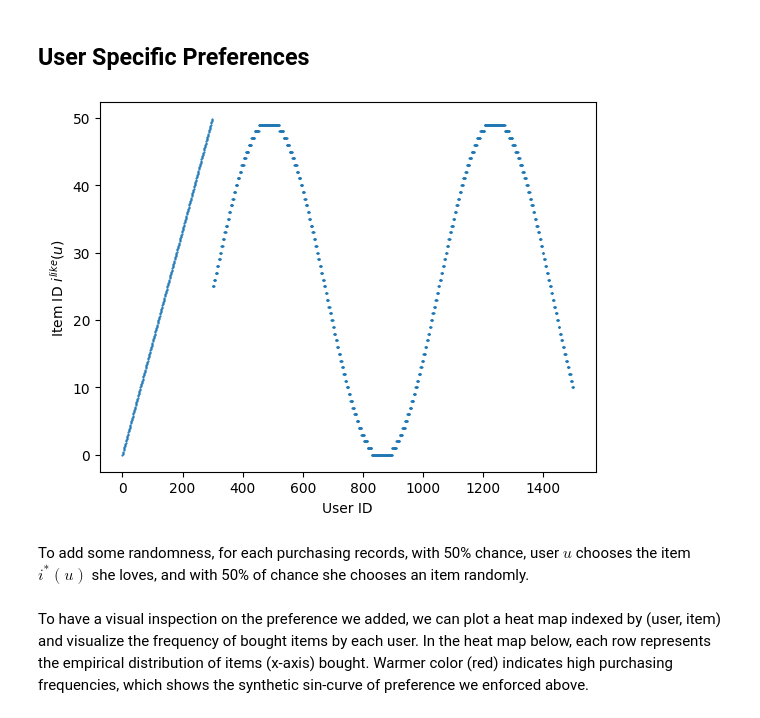
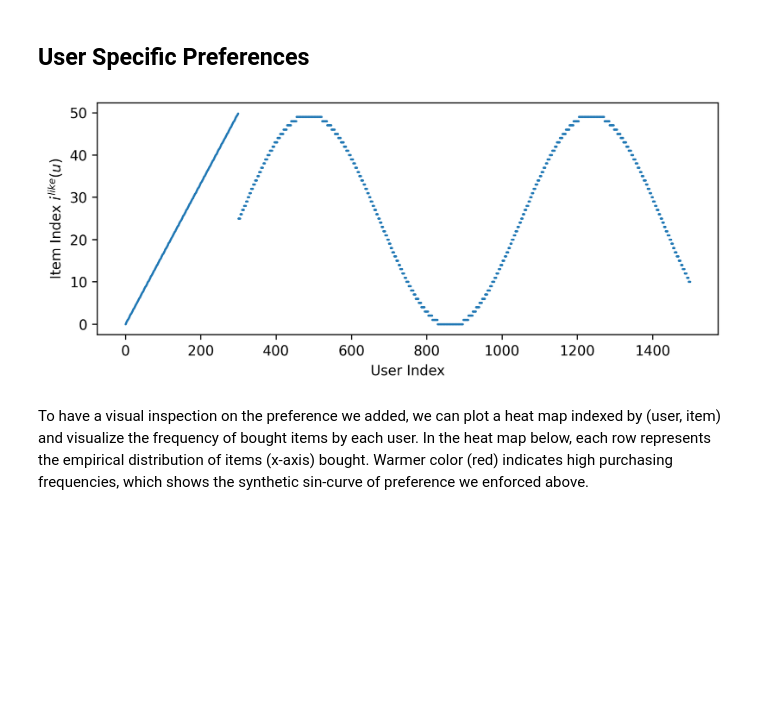
Before and after one commit to gsbDBI/bemb, a Jupyter notebook: tutorials/simulation/simulation_study_paper_demo.ipynb, the cells around one changed output. Saved outputs shown, nothing was run; the diff lists cells and outputs as text; code cells hidden in the pictures; blank space fills up the shorter version.

Commit message:
update simulation files

```diff
--- a/tutorials/simulation/simulation_study_paper_demo.ipynb
+++ b/tutorials/simulation/simulation_study_paper_demo.ipynb
@@ -282,3 +271 @@ torch.Size([50, 2])
-# %%
-item_bin_cate = item_bin_cate.squeeze()
 # %%
@@ -319,24 +319,11 @@ tensor([15, 11,  0,  ...,  0,  0, 23])
 # %%
-dataset = ChoiceDataset(user_index=user_index,
+dataset_2 = ChoiceDataset(user_index=user_index,
                         item_index=item_index,
                         session_index=session_index,
                         item_availability=None,  # everything is available.
                         # observables.
                         user_income=user_income.view(num_users, 1),
-                        user_age=user_age.view(num_users, 1),
-                        user_gender=user_gender.view(num_users, 1),
                         item_price=item_price.view(num_items, 1),
-                        item_bin_cate=item_bin_cate,
+                        item_bin_cate=item_bin_cate.view(num_items, 1),
                         item_obs=item_obs
                         ).to(DEVICE)
-
-
-# split dataset into train, val, test.
-idx = np.random.permutation(len(dataset))
-train_size = int(0.8 * len(dataset))
-val_size = int(0.1 * len(dataset))
-train_idx = idx[:train_size]
-val_idx = idx[train_size: train_size + val_size]
-test_idx = idx[train_size + val_size:]
-
-dataset_list = [dataset[train_idx], dataset[val_idx], dataset[test_idx]]
@@ -347,4 +330,5 @@ ChoiceDataset(label=[], item_index=[10000], user_index=[10000], session_index=[1
 # %%
+# run two versions of the model with and without obs2prior.
 for enable_obs2prior in [True, False]:
     # def fit_model(obs2prior: bool):
     LATENT_DIM = 10  # the dimension of alpha and theta.
@@ -358,13 +342,12 @@ for enable_obs2prior in [True, False]:
         num_items=num_items,
         trace_log_q=True,
         # num_user_obs=dataset.user_obs.shape[1],
-        num_item_obs=dataset.item_obs.shape[1],
+        num_item_obs=dataset_2.item_obs.shape[1],
         # whether to turn on obs2prior for each parameter.
         obs2prior_dict={'beta_item': enable_obs2prior},
         # the dimension of latents, since the utility is an inner product of theta and alpha, they should have
         # the same dimension.
         coef_dim_dict={'beta_item': 1},
-        prior_variance={'beta_item': 1},
     )
 
     # use GPU if available.
@@ -373,8 +356,10 @@ for enable_obs2prior in [True, False]:
     # use the provided run helper to train the model.
     # we set batch size to be 5% of the data size, and train the model for 10 epochs.
     # there would be 20*10=200 gradient update steps in total.
-    bemb = bemb.fit_model(dataset_list, batch_size=128, num_epochs=40, num_workers=0, device=DEVICE, enable_progress_bar=False)
+    bemb = bemb.fit_model(split_dataset_into_train_val_test(dataset_2),
+                          batch_size=128, num_epochs=40, num_workers=0, device=DEVICE, enable_progress_bar=False)
 
+    # plot the coefficients.
     real = beta_item.squeeze().numpy()
     pred = bemb.state_dict()["coef_dict.beta_item.variational_mean_flexible"].squeeze().numpy()
     err = 1.96 * bemb.state_dict()["coef_dict.beta_item.variational_logstd"].squeeze().exp()
@@ -384,8 +369,6 @@ for enable_obs2prior in [True, False]:
     ax.scatter(np.arange(num_items), real, label="beta", marker="o")
     ax.scatter(np.arange(num_items), pred, label="beta-hat", marker="x")
     ax.errorbar(np.arange(num_items), y=pred, yerr=err, label="beta-hat", marker="x", linestyle='none', color="orange")
-
-
     ax.set_xlabel("Item Index")
     ax.set_ylabel("Real and Estimated Coefficients")
     ax.legend()
@@ -394,7 +377,7 @@ for enable_obs2prior in [True, False]:
         ax.set_title("Item-Specific Coefficients with Obs2Prior")
     else:
         ax.set_title("Item-Specific Coefficients without Obs2Prior")
-    fig.savefig(f"simulation_files/simulation_2_beta_hat_obs2prior={enable_obs2prior}.png")
+    fig.savefig(os.path.join(OUTPUT_DIR, f"simulation_2_beta_hat_obs2prior={enable_obs2prior}.png"), dpi=DPI, bbox_inches="tight")
     fig.show()
 # %% [output]
 GPU available: True (cuda), used: True
@@ -490,27 +473,25 @@ real.shape=(50,), pred.shape=(50,)
 # %% [markdown]
 ## User Specific Preferences
 # %%
-# Us = np.arange(int(0.8*num_users))
 Is = np.sin(np.arange(int(0.8*num_users)) / num_users * 4 * np.pi)
 Is = (Is + 1) / 2 * num_items
 Is = Is.astype(int)
 
 Us = np.arange(num_users)
 Is = np.concatenate([
     np.arange(int(0.2*num_users)) * num_items / (0.2*num_users),
     Is
 ])
 
 PREFERENCE = dict((u, i) for (u, i) in zip(Us, Is))
 
-plt.close()
-plt.scatter(Us, Is, s=0.3)
-plt.xlabel('User ID')
-plt.ylabel('Item ID $i^{like}(u)$')
-plt.savefig('./simulation_files/simulation_3_user_preferences.png', dpi=DPI, bbox_inches='tight')
-plt.show()
+# plot the preference
+fig, ax = plt.subplots(figsize=(8, 3), dpi=DPI)
+ax.scatter(Us, Is, s=0.3)
+ax.set_xlabel('User Index')
+ax.set_ylabel('Item Index $i^{like}(u)$')
+fig.savefig(os.path.join(OUTPUT_DIR, "simulation_3_user_preferences.png"), dpi=DPI, bbox_inches='tight')
+fig.show()
 # %% [output]
-[figure, old version]
+[figure, new version]
-# %% [markdown]
-To add some randomness, for each purchasing records, with 50\% chance, user $u$ chooses the item $i^*(u)$ she loves, and with 50\% of chance she chooses an item randomly.
 # %%
```
Also changed, not shown: parts of 59 cells of this notebook, 22 other files.
